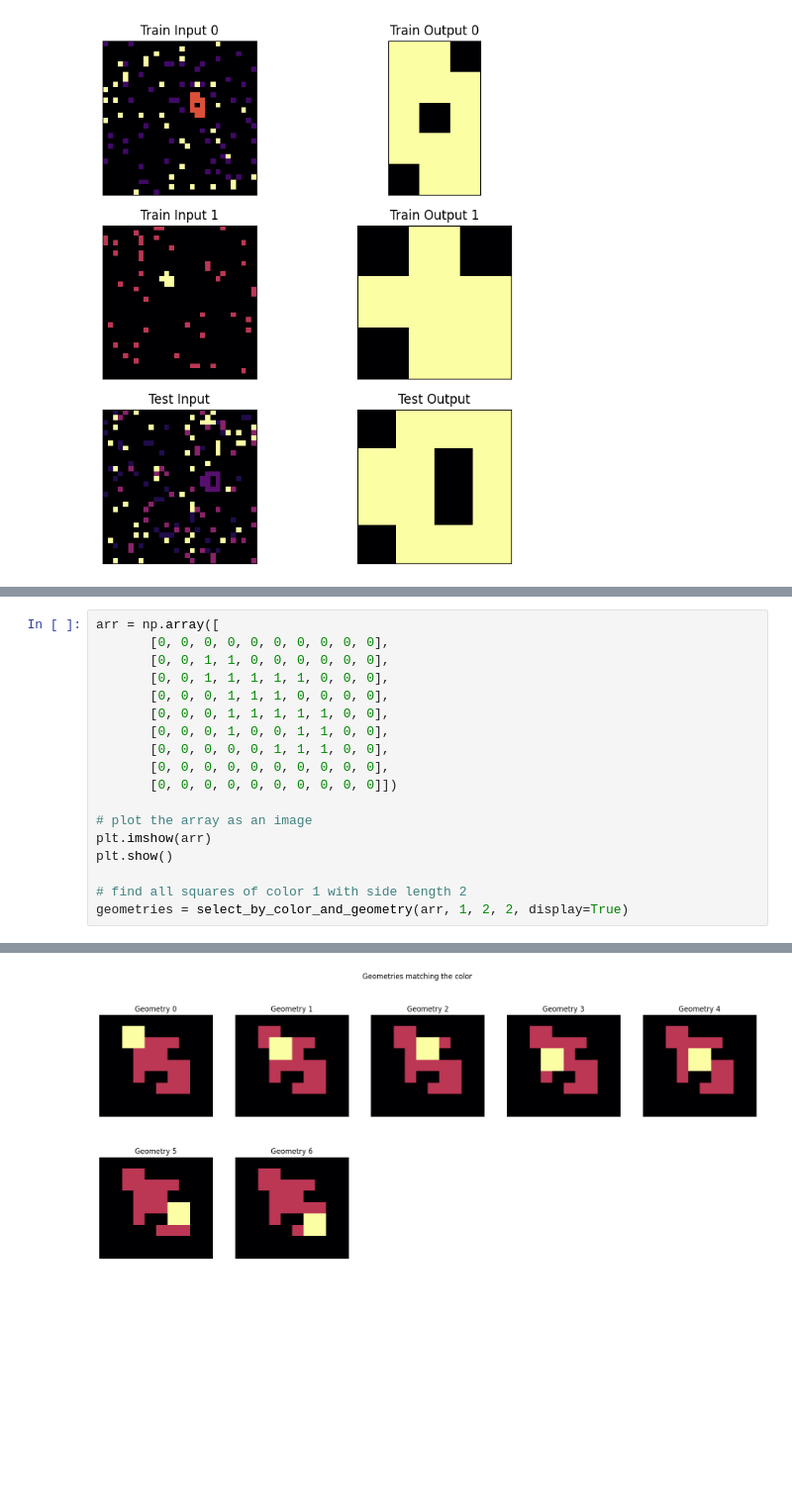
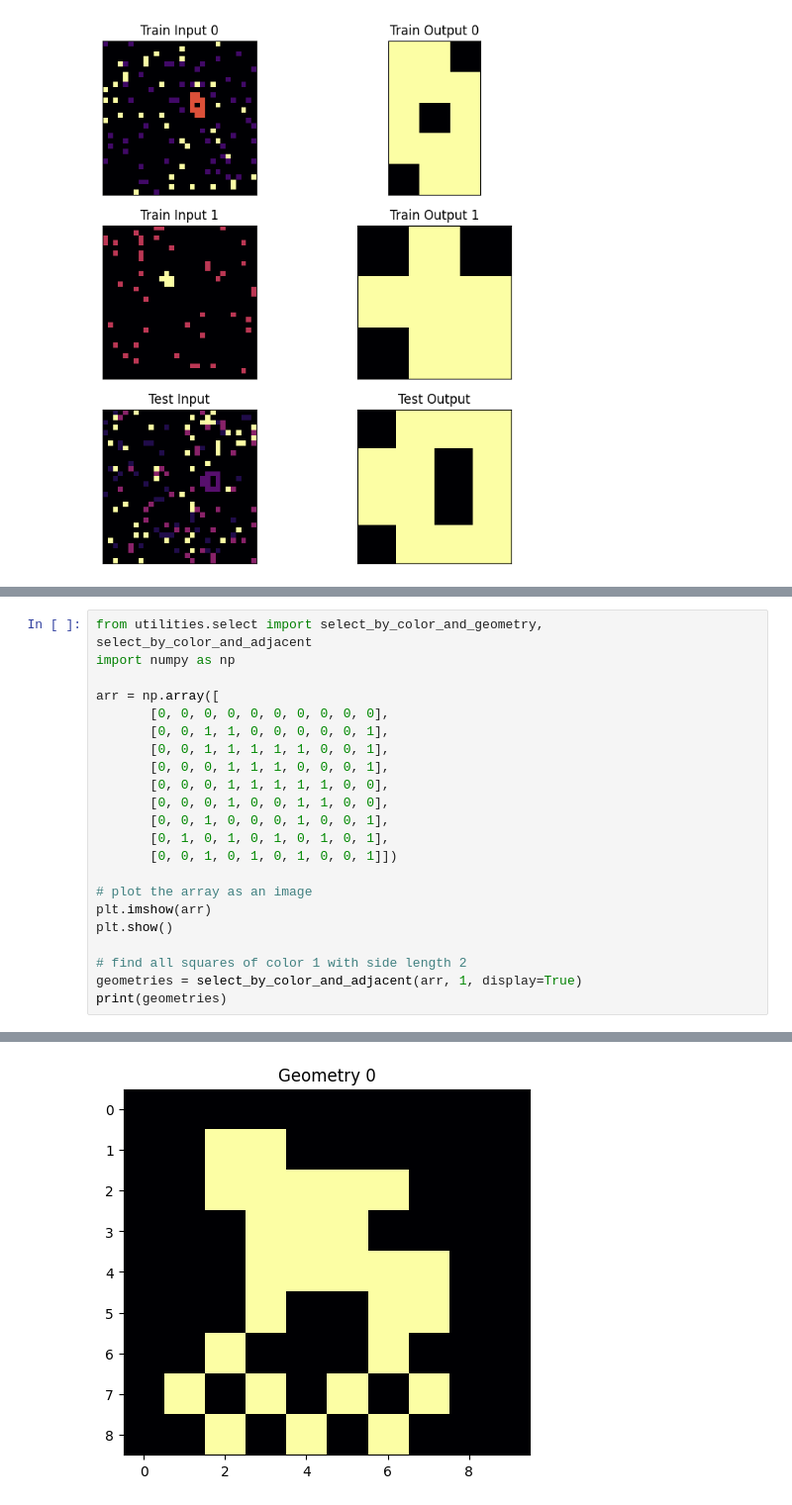
Before and after one commit to francescobraicovich/ARC2, a Jupyter notebook: code/exploration.ipynb, the cells around one changed output, grey strips where cells are left out. Shown at 99% size. Cells and saved outputs as stored; diff of their text form; blank space fills up the shorter version.

```diff
--- a/code/exploration.ipynb
+++ b/code/exploration.ipynb
@@ -229,19 +26,23 @@ def geometries_overlap(geo1, geo2):
 # %%
+from utilities.select import select_by_color_and_geometry, select_by_color_and_adjacent
+import numpy as np
+
 arr = np.array([
        [0, 0, 0, 0, 0, 0, 0, 0, 0, 0],
-       [0, 0, 1, 1, 0, 0, 0, 0, 0, 0],
-       [0, 0, 1, 1, 1, 1, 1, 0, 0, 0],
-       [0, 0, 0, 1, 1, 1, 0, 0, 0, 0],
+       [0, 0, 1, 1, 0, 0, 0, 0, 0, 1],
+       [0, 0, 1, 1, 1, 1, 1, 0, 0, 1],
+       [0, 0, 0, 1, 1, 1, 0, 0, 0, 1],
        [0, 0, 0, 1, 1, 1, 1, 1, 0, 0],
        [0, 0, 0, 1, 0, 0, 1, 1, 0, 0],
-       [0, 0, 0, 0, 0, 1, 1, 1, 0, 0],
-       [0, 0, 0, 0, 0, 0, 0, 0, 0, 0],
-       [0, 0, 0, 0, 0, 0, 0, 0, 0, 0]])
+       [0, 0, 1, 0, 0, 0, 1, 0, 0, 1],
+       [0, 1, 0, 1, 0, 1, 0, 1, 0, 1],
+       [0, 0, 1, 0, 1, 0, 1, 0, 0, 1]])
 
 # plot the array as an image
 plt.imshow(arr)
 plt.show()
 
 # find all squares of color 1 with side length 2
-geometries = select_by_color_and_geometry(arr, 1, 2, 2, display=True)
+geometries = select_by_color_and_adjacent(arr, 1, display=True)
+print(geometries)
 # %% [output]
@@ -249 +50 @@ geometries = select_by_color_and_geometry(arr, 1, 2, 2, display=True)
-[figure, old version]
+[figure, new version]
```
Also changed, not shown: parts of 4 cells of this notebook.
